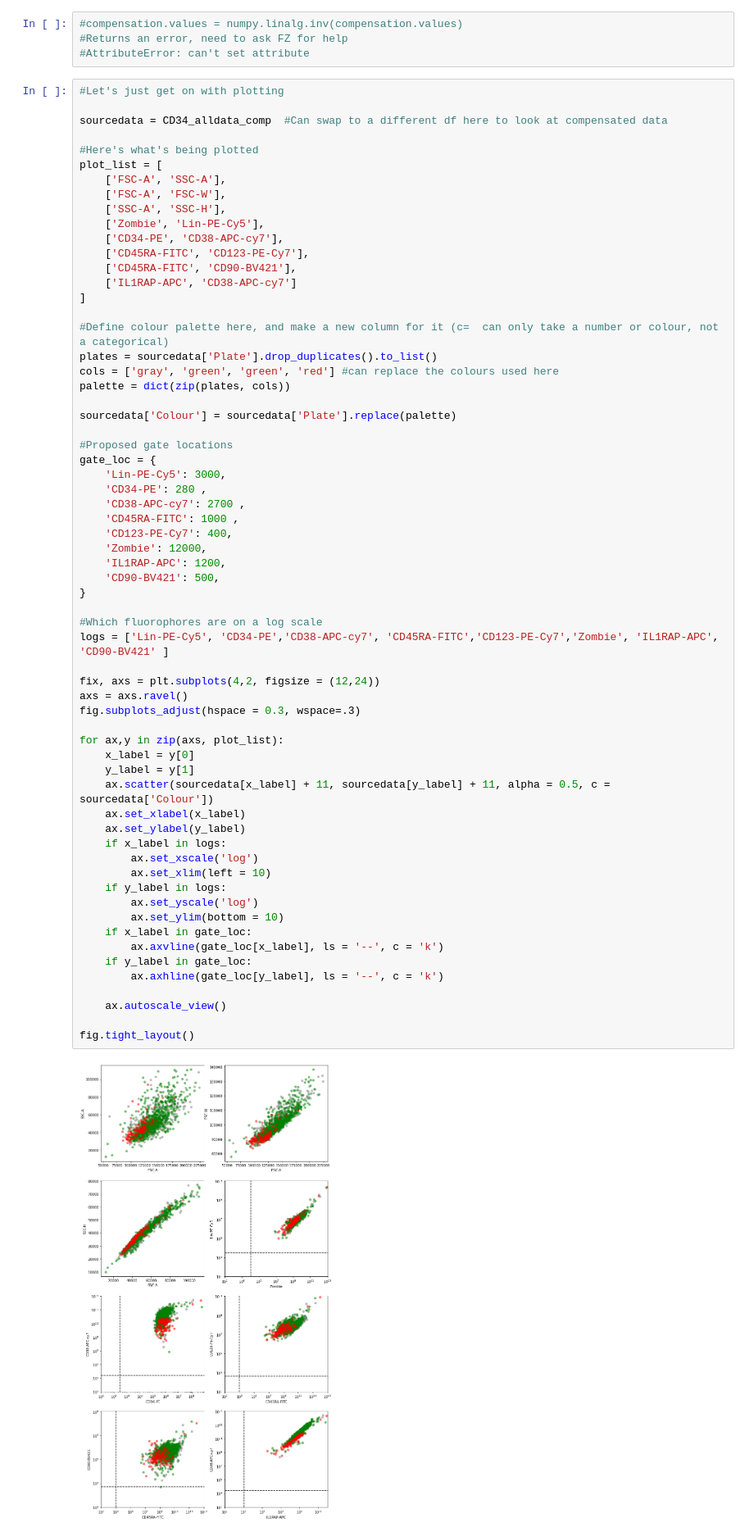
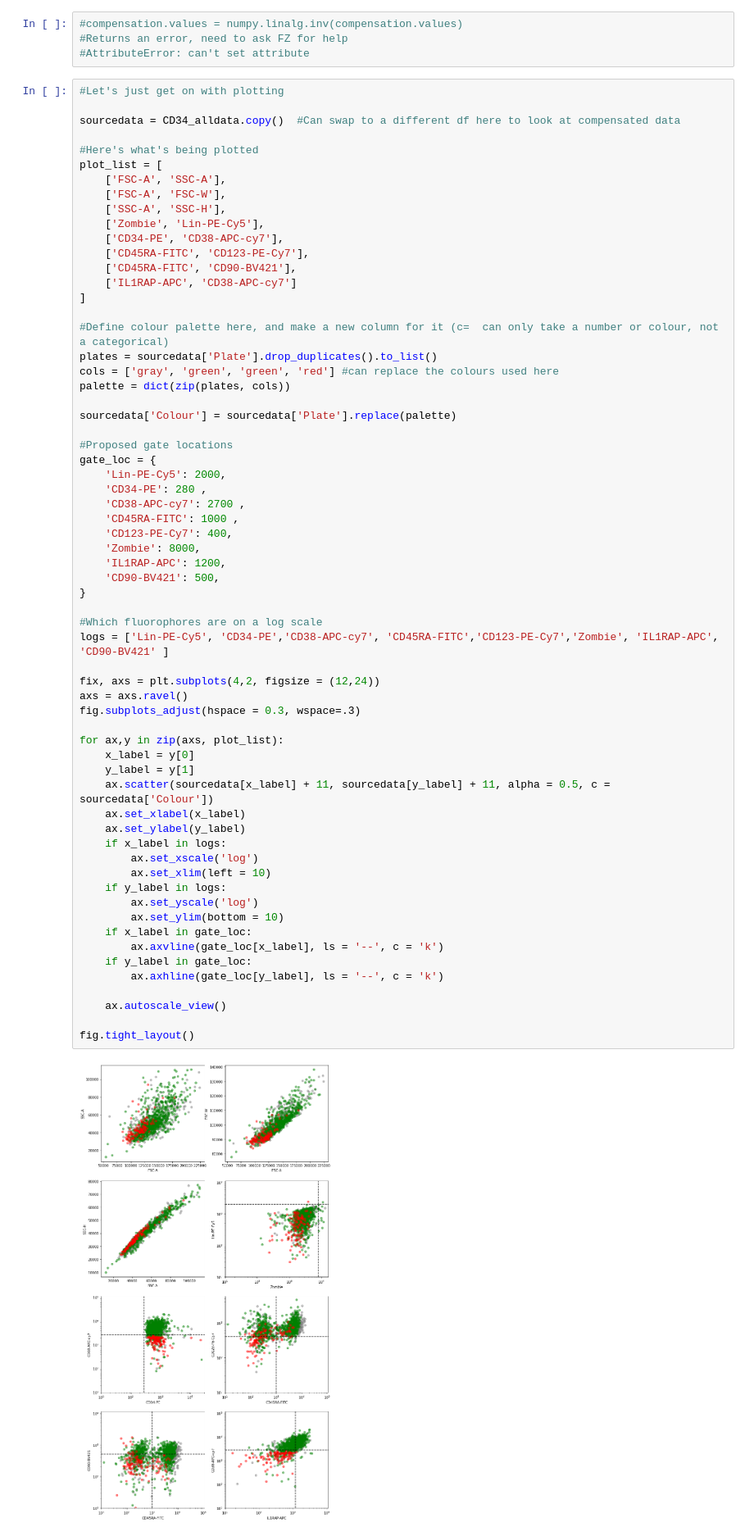
Before and after one commit to AnnatinaSchnegg/AS_amplicons, a Jupyter notebook: Code/Index - RN CD34 sort test code.ipynb, the cells around one changed output. Shown: that part at 82% size. Drawn from its saved outputs; the diff is of its cells as text.

```diff
--- a/Code/Index - RN CD34 sort test code.ipynb
+++ b/Code/Index - RN CD34 sort test code.ipynb
@@ -364,7 +364,7 @@ array([[ 1.00170895e+00, -9.70273061e-02,  5.95765767e-04,
 # %%
 #Let's just get on with plotting
 
-sourcedata = CD34_alldata_comp  #Can swap to a different df here to look at compensated data
+sourcedata = CD34_alldata.copy()  #Can swap to a different df here to look at compensated data
 
 #Here's what's being plotted
 plot_list = [
@@ -387,42 +387,42 @@ sourcedata['Colour'] = sourcedata['Plate'].replace(palette)
 
 #Proposed gate locations
 gate_loc = {
-    'Lin-PE-Cy5': 3000,
+    'Lin-PE-Cy5': 2000,
     'CD34-PE': 280 ,
     'CD38-APC-cy7': 2700 ,
     'CD45RA-FITC': 1000 ,
     'CD123-PE-Cy7': 400,
-    'Zombie': 12000,
+    'Zombie': 8000,
     'IL1RAP-APC': 1200,
     'CD90-BV421': 500,
 }
 
 #Which fluorophores are on a log scale
 logs = ['Lin-PE-Cy5', 'CD34-PE','CD38-APC-cy7', 'CD45RA-FITC','CD123-PE-Cy7','Zombie', 'IL1RAP-APC', 'CD90-BV421' ]
 
 fix, axs = plt.subplots(4,2, figsize = (12,24))
 axs = axs.ravel()
 fig.subplots_adjust(hspace = 0.3, wspace=.3)
 
 for ax,y in zip(axs, plot_list):
     x_label = y[0]
     y_label = y[1]
     ax.scatter(sourcedata[x_label] + 11, sourcedata[y_label] + 11, alpha = 0.5, c = sourcedata['Colour'])
     ax.set_xlabel(x_label)
     ax.set_ylabel(y_label)
     if x_label in logs:
         ax.set_xscale('log')
         ax.set_xlim(left = 10)
     if y_label in logs:
         ax.set_yscale('log')
         ax.set_ylim(bottom = 10)
     if x_label in gate_loc:
         ax.axvline(gate_loc[x_label], ls = '--', c = 'k')
     if y_label in gate_loc:
         ax.axhline(gate_loc[y_label], ls = '--', c = 'k')
 
     ax.autoscale_view()
 
 fig.tight_layout()
 # %% [output]
-[figure, old version]
+[figure, new version]
```
Also changed, not shown: parts of 3 cells of this notebook, 1 other file.
